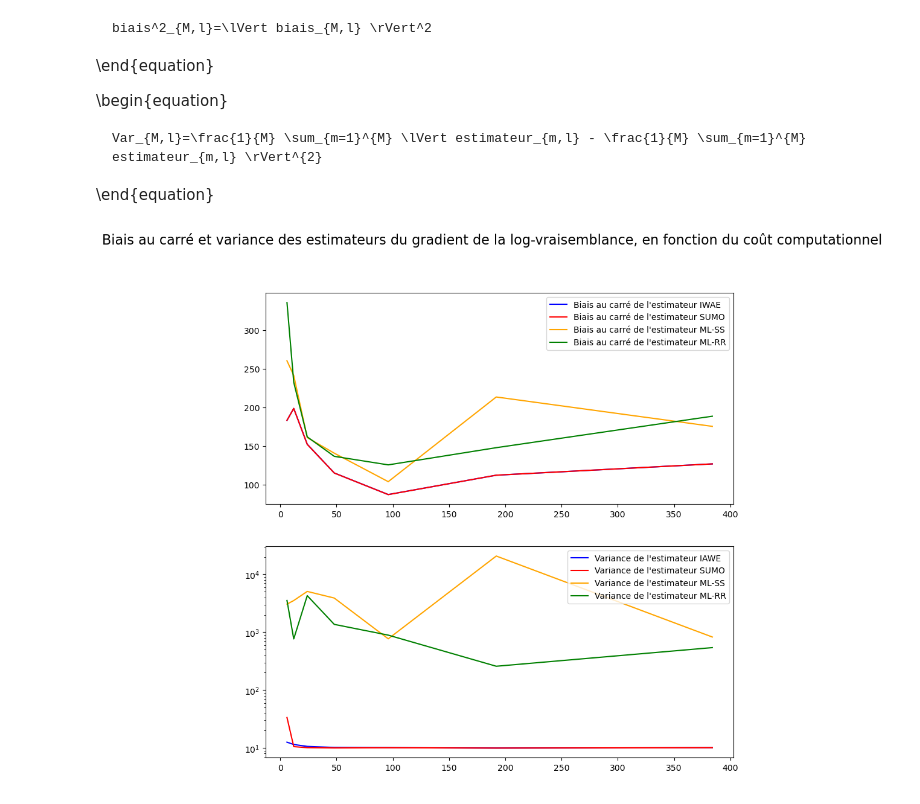
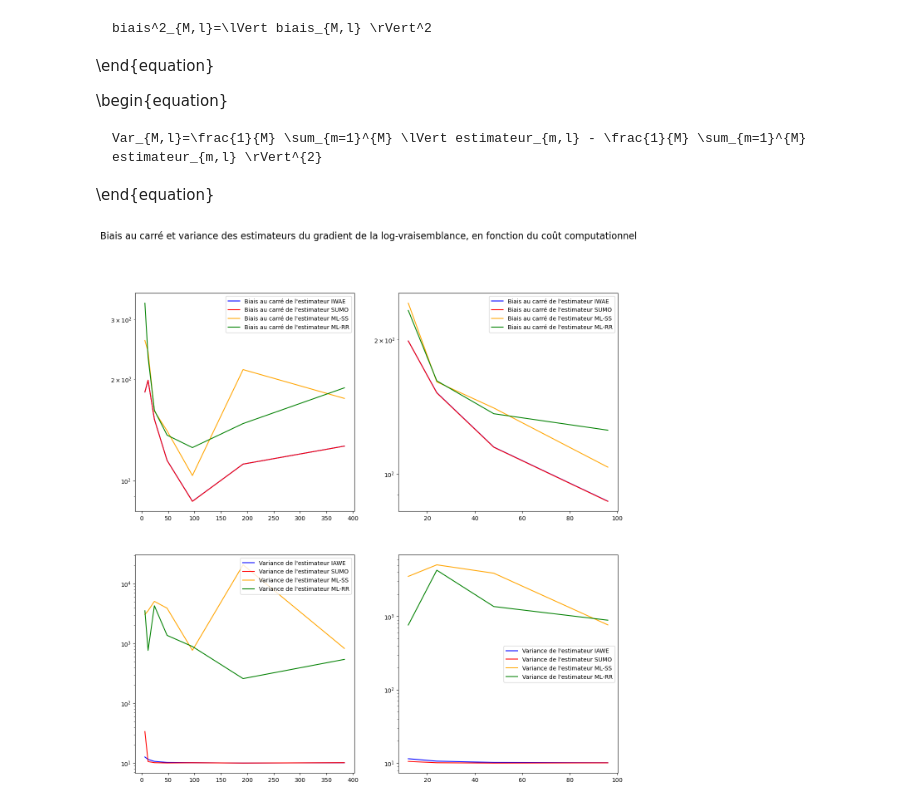
Before and after one commit to yanisrem/Simulation_and_Monte_Carlo_methods_project, a Jupyter notebook: main.ipynb, the cells around one changed output. Drawn from its saved outputs; the diff is of its cells as text; code cells hidden in the pictures.

```diff
--- a/main.ipynb
+++ b/main.ipynb
@@ -378,43 +406,72 @@ sorted_var_SS_M_gradient = sorted(var_SS_M_gradient.items())
 sorted_var_RR_M_gradient = sorted(var_RR_M_gradient.items())
 
 l, biais_IAWE_gradient = zip(*sorted_biais_IWAE_M_gradient)
 l, biais_SUMO_gradient = zip(*sorted_biais_SUMO_M_gradient)
 l, biais_SS_gradient = zip(*sorted_biais_SS_M_gradient)
 l, biais_RR_gradient = zip(*sorted_biais_RR_M_gradient)
 
 l, var_IAWE_gradient = zip(*sorted_var_IWAE_M_gradient)
 l, var_SUMO_gradient = zip(*sorted_var_SUMO_M_gradient)
 l, var_SS_gradient = zip(*sorted_var_SS_M_gradient)
 l, var_RR_gradient = zip(*sorted_var_RR_M_gradient)
 
-fig, axs = plt.subplots(2, 1, figsize=(10, 10))
+fig, axs = plt.subplots(2, 2, figsize=(15, 15))
 
-axs[0].plot(x_axis, biais_IAWE_gradient, 'b',
+axs[0,0].plot(x_axis, biais_IAWE_gradient, 'b',
             label="Biais au carré de l'estimateur IWAE", color="blue")
-axs[0].plot(x_axis, biais_SUMO_gradient, 'b',
+axs[0,0].plot(x_axis, biais_SUMO_gradient, 'b',
             label="Biais au carré de l'estimateur SUMO", color="red")
-axs[0].plot(x_axis, biais_SS_gradient, 'b',
+axs[0,0].plot(x_axis, biais_SS_gradient, 'b',
             label="Biais au carré de l'estimateur ML-SS", color="orange")
-axs[0].plot(x_axis, biais_RR_gradient, 'b',
+axs[0,0].plot(x_axis, biais_RR_gradient, 'b',
             label="Biais au carré de l'estimateur ML-RR", color="green")
 
-axs[0].legend()
+axs[0,0].set_yscale("log")
+
+axs[0,0].legend()
+
+axs[0,1].plot(x_axis[1:5], biais_IAWE_gradient[1:5], 'b',
+            label="Biais au carré de l'estimateur IWAE", color="blue")
+axs[0,1].plot(x_axis[1:5], biais_SUMO_gradient[1:5], 'b',
+            label="Biais au carré de l'estimateur SUMO", color="red")
+axs[0,1].plot(x_axis[1:5], biais_SS_gradient[1:5], 'b',
+            label="Biais au carré de l'estimateur ML-SS", color="orange")
+axs[0,1].plot(x_axis[1:5], biais_RR_gradient[1:5], 'b',
+            label="Biais au carré de l'estimateur ML-RR", color="green")
+
+axs[0,1].set_yscale("log")
+
+axs[0,1].legend()
 
 fig.suptitle('Biais au carré et variance des estimateurs du gradient de la log-vraisemblance, en fonction du coût computationnel', fontsize=16)
 
-axs[1].plot(x_axis, var_IAWE_gradient, 'b',
+axs[1,0].plot(x_axis, var_IAWE_gradient, 'b',
             label="Variance de l'estimateur IAWE", color="blue")
-axs[1].plot(x_axis, var_SUMO_gradient, 'b',
+axs[1,0].plot(x_axis, var_SUMO_gradient, 'b',
             label="Variance de l'estimateur SUMO", color="red")
-axs[1].plot(x_axis, var_SS_gradient, 'b',
+axs[1,0].plot(x_axis, var_SS_gradient, 'b',
             label="Variance de l'estimateur ML-SS", color="orange")
-axs[1].plot(x_axis, var_RR_gradient, 'b',
+axs[1,0].plot(x_axis, var_RR_gradient, 'b',
             label="Variance de l'estimateur ML-RR", color="green")
 
+axs[1,0].set_yscale("log")
 
-axs[1].legend()
+axs[1,0].legend()
 
-plt.yscale("log")
+axs[1,1].plot(x_axis[1:5], var_IAWE_gradient[1:5], 'b',
+            label="Variance de l'estimateur IAWE", color="blue")
+axs[1,1].plot(x_axis[1:5], var_SUMO_gradient[1:5], 'b',
+            label="Variance de l'estimateur SUMO", color="red")
+axs[1,1].plot(x_axis[1:5], var_SS_gradient[1:5], 'b',
+            label="Variance de l'estimateur ML-SS", color="orange")
+axs[1,1].plot(x_axis[1:5], var_RR_gradient[1:5], 'b',
+            label="Variance de l'estimateur ML-RR", color="green")
+
+axs[1,1].set_yscale("log")
+
+axs[1,1].legend()
+
+
 plt.show()
 # %% [output]
-[figure, old version]
+[figure, new version]
```
Also changed, not shown: parts of 2 cells of this notebook, 2 other files.
